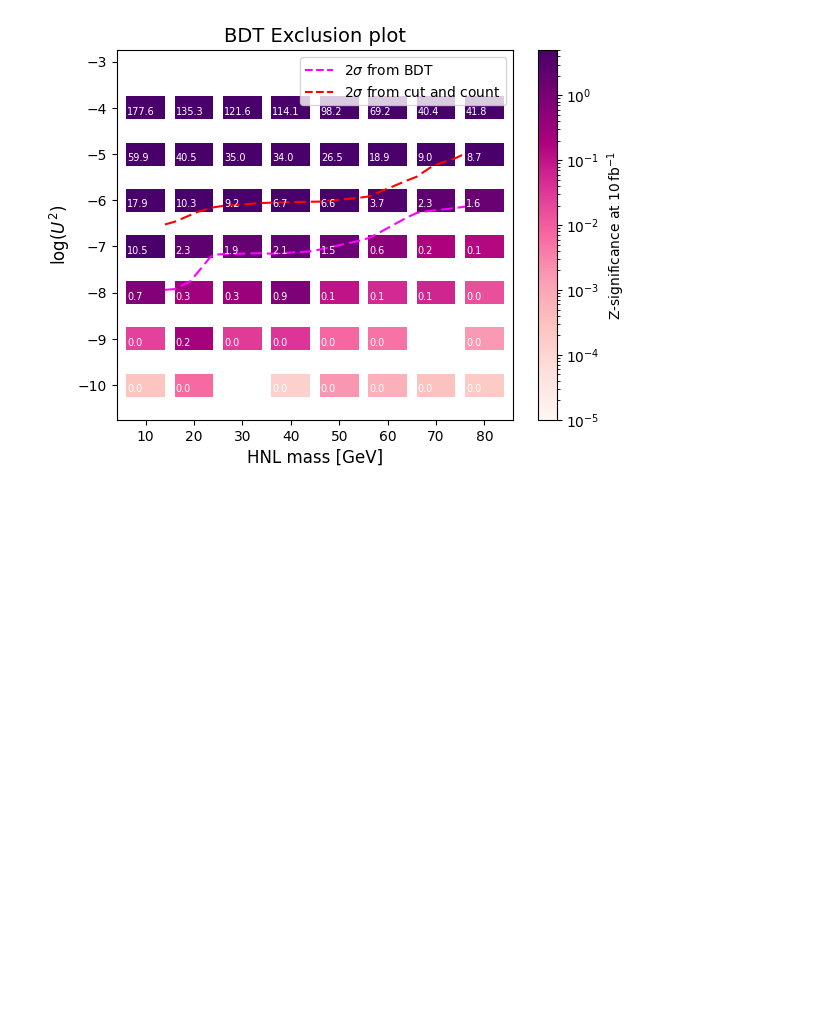
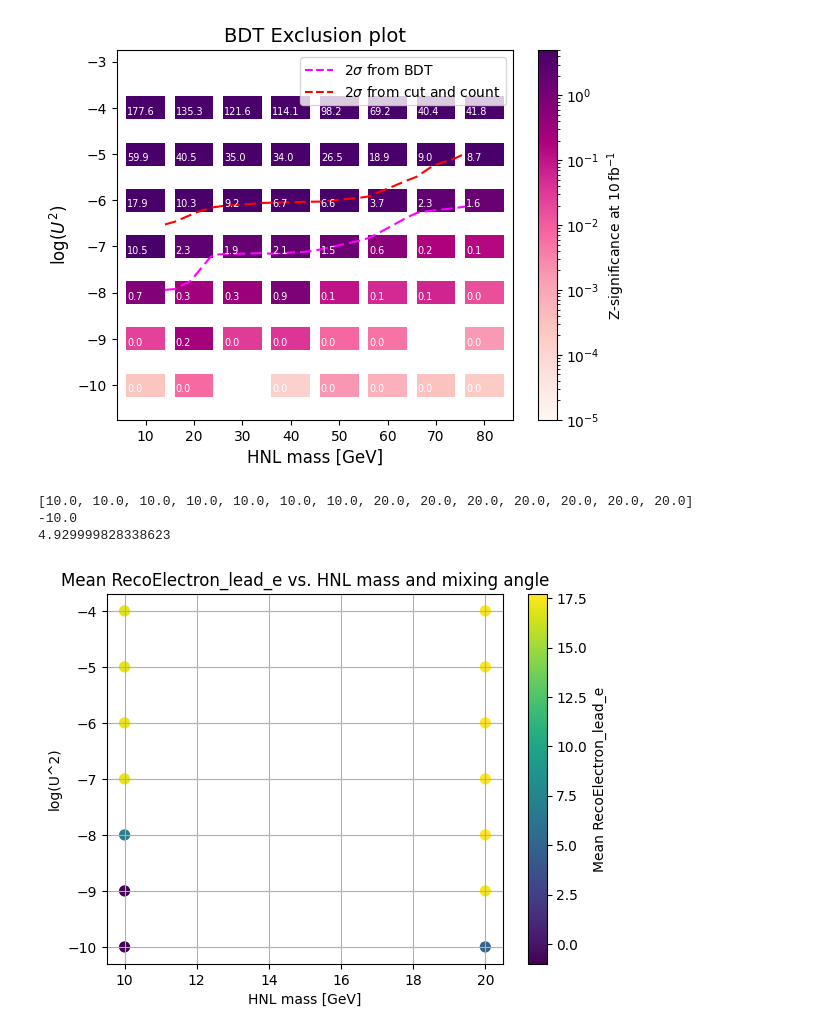
Before and after one commit to tomcritchley/FCCAnalyses_local, a Jupyter notebook: xgboost/parallel_scripts/plotting.ipynb, the cells around one changed output. Cells and saved outputs as stored; diff of their text form; code cells hidden in the pictures; blank space fills up the shorter version.

```diff
--- a/xgboost/parallel_scripts/plotting.ipynb
+++ b/xgboost/parallel_scripts/plotting.ipynb
@@ -1153,3 +1153,45 @@ Area enclosed by Cut and Count 2σ contour: -365.77418875422234
 Difference in areas: -65.04762796650402
 Percentage Improvement: 17.78%
 [figure]
+# %%
+import matplotlib.pyplot as plt
+import numpy as np
+import json
+
+def plot_variable(json_file, variable_name):
+    with open(json_file, 'r') as file:
+        data = json.load(file)
+
+    masses = []
+    angles = []
+    means = []
+
+    for key, value in data.items():
+        parts = key.split('_')
+        mass = float(parts[1].replace('GeV', ''))
+        angle_log = float(parts[2].replace('1e-', '-').replace('p', '.'))
+        angle_log_squared = angle_log * 2  # Calculate log(U^2)
+
+        mean_value = value[variable_name]
+
+        masses.append(mass)
+        angles.append(angle_log_squared)
+        means.append(mean_value)
+    print(masses)
+    print(angle_log_squared)
+    print(mean_value)
+    plt.scatter(masses, angles, c=means, cmap='viridis', s=50)
+    plt.colorbar(label=f'Mean {variable_name}')
+    plt.xlabel('HNL mass [GeV]')
+    plt.ylabel('log(U^2)')
+    plt.title(f'Mean {variable_name} vs. HNL mass and mixing angle')
+    plt.grid(True)
+    plt.show()
+
+# Example usage:
+plot_variable('signal_means.json', 'RecoElectron_lead_e')
+# %% [output]
+[10.0, 10.0, 10.0, 10.0, 10.0, 10.0, 10.0, 20.0, 20.0, 20.0, 20.0, 20.0, 20.0, 20.0]
+-10.0
+4.929999828338623
+[figure, added]
```
Also changed, not shown: 1 other file.
